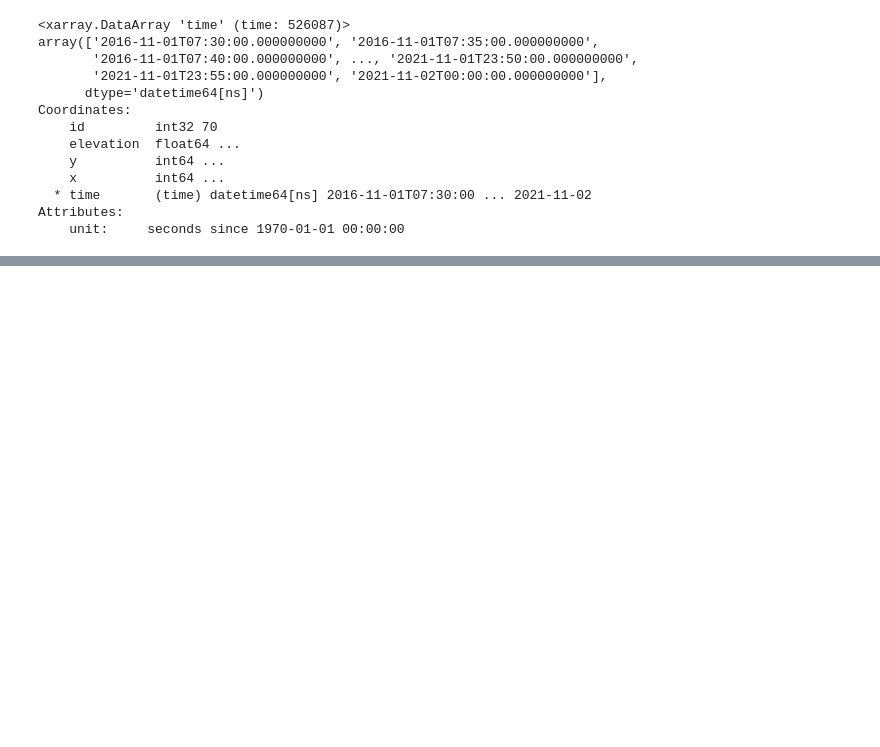
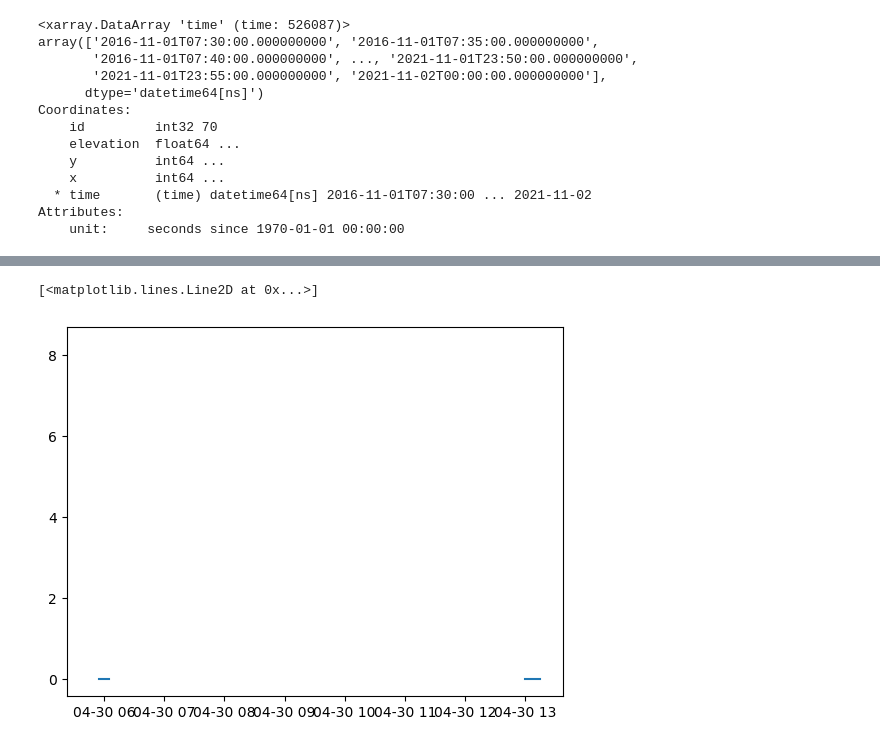
Before and after one commit to Nicholas202024/Hiwi_Code, a Jupyter notebook: Korrektur_Emscher_mit_Referenz.ipynb, the cells around one changed output, grey strips where cells are left out. Drawn from its saved outputs; the diff is of its cells as text; code cells hidden in the pictures; blank space fills up the shorter version.

```diff
--- a/Korrektur_Emscher_mit_Referenz.ipynb
+++ b/Korrektur_Emscher_mit_Referenz.ipynb
@@ -342,0 +373,2 @@ plt.plot(data_corrected)
+# %%
+starts, peaks = ke.get_data_nan_seq_before_peak_new(df_emscher, 7, 0.9999)
@@ -342,0 +387,7 @@ plt.plot(data_corrected)
+# %%
+td = datetime.timedelta(minutes=5)
+# %%
+plt.plot(df_emscher[7].loc[starts[0] - 12*td:peaks[0] + 12*td])
+# %% [output]
+[<matplotlib.lines.Line2D at 0x...>]
+[figure, added]
```
Also changed, not shown: parts of 21 cells of this notebook.
